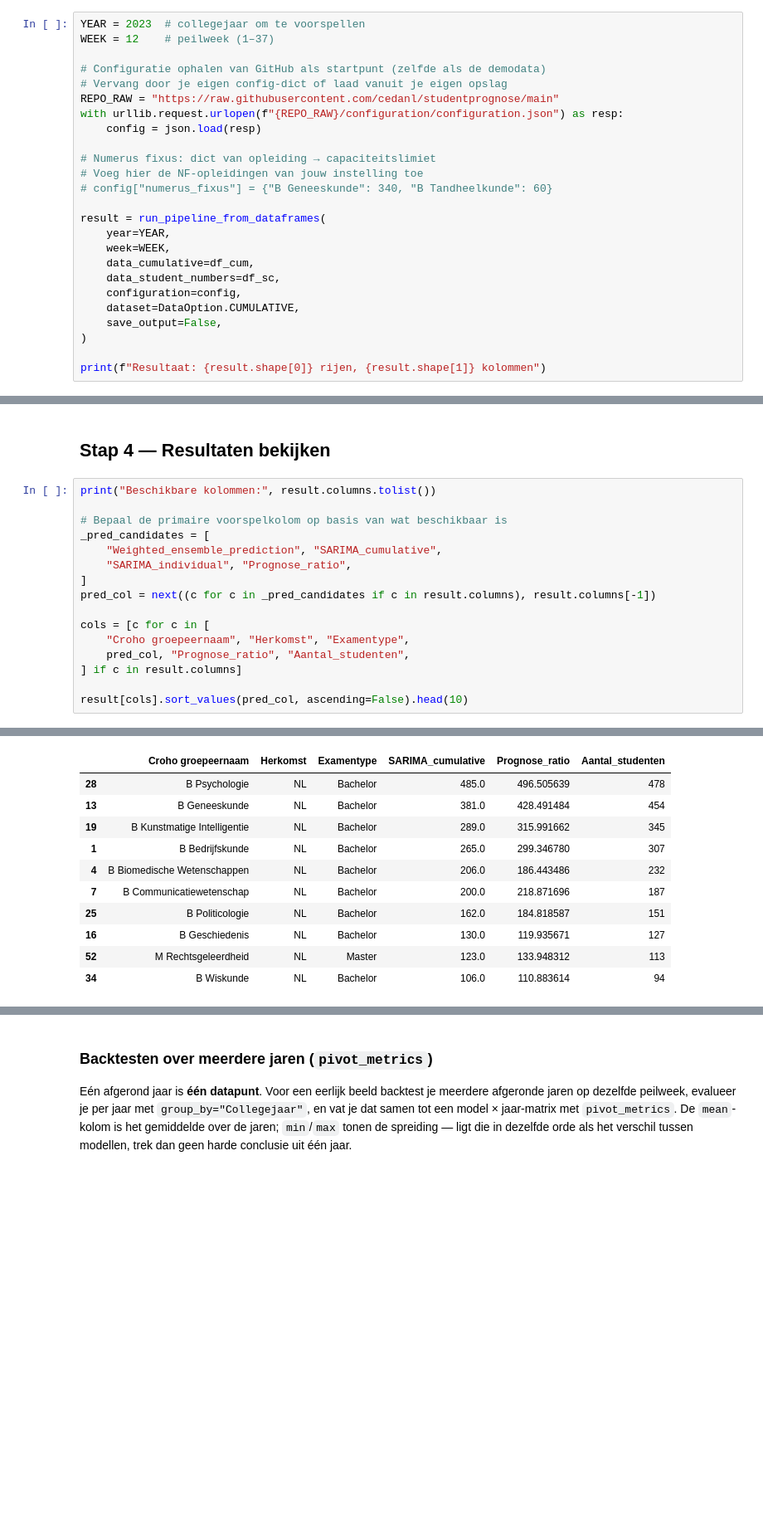
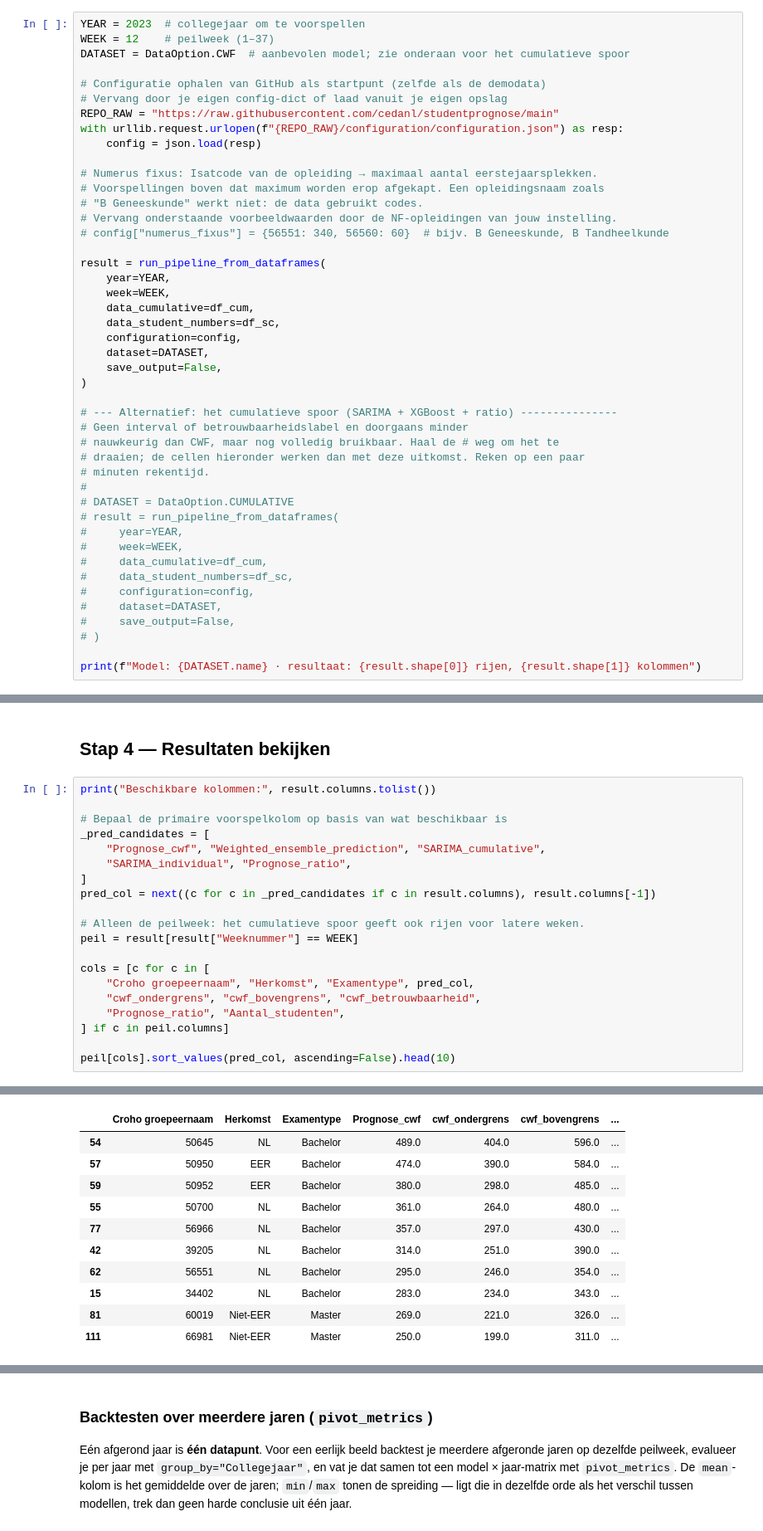
Before and after one commit to cedanl/studentprognose, a Jupyter notebook: notebooks/implementatie.ipynb, the cells around one changed output, grey strips where cells are left out. Shown at 83% size. Saved outputs shown, nothing was run; the diff lists cells and outputs as text; blank space fills up the shorter version.

```diff
--- a/notebooks/implementatie.ipynb
+++ b/notebooks/implementatie.ipynb
@@ -87,6 +91,7 @@ Zie [Configuratie](https://cedanl.github.io/studentprognose/configuratie/) voor
 # %%
 YEAR = 2023  # collegejaar om te voorspellen
 WEEK = 12    # peilweek (1–37)
+DATASET = DataOption.CWF  # aanbevolen model; zie onderaan voor het cumulatieve spoor
 
 # Configuratie ophalen van GitHub als startpunt (zelfde als de demodata)
 # Vervang door je eigen config-dict of laad vanuit je eigen opslag
@@ -94,9 +99,11 @@ REPO_RAW = "https://raw.githubusercontent.com/cedanl/studentprognose/main"
 with urllib.request.urlopen(f"{REPO_RAW}/configuration/configuration.json") as resp:
     config = json.load(resp)
 
-# Numerus fixus: dict van opleiding → capaciteitslimiet
-# Voeg hier de NF-opleidingen van jouw instelling toe
-# config["numerus_fixus"] = {"B Geneeskunde": 340, "B Tandheelkunde": 60}
+# Numerus fixus: Isatcode van de opleiding → maximaal aantal eerstejaarsplekken.
+# Voorspellingen boven dat maximum worden erop afgekapt. Een opleidingsnaam zoals
+# "B Geneeskunde" werkt niet: de data gebruikt codes.
+# Vervang onderstaande voorbeeldwaarden door de NF-opleidingen van jouw instelling.
+# config["numerus_fixus"] = {56551: 340, 56560: 60}  # bijv. B Geneeskunde, B Tandheelkunde
 
 result = run_pipeline_from_dataframes(
     year=YEAR,
@@ -104,9 +111,26 @@ result = run_pipeline_from_dataframes(
     data_cumulative=df_cum,
     data_student_numbers=df_sc,
     configuration=config,
-    dataset=DataOption.CUMULATIVE,
+    dataset=DATASET,
     save_output=False,
 )
 
-print(f"Resultaat: {result.shape[0]} rijen, {result.shape[1]} kolommen")
+# --- Alternatief: het cumulatieve spoor (SARIMA + XGBoost + ratio) ---------------
+# Geen interval of betrouwbaarheidslabel en doorgaans minder
+# nauwkeurig dan CWF, maar nog volledig bruikbaar. Haal de # weg om het te
+# draaien; de cellen hieronder werken dan met deze uitkomst. Reken op een paar
+# minuten rekentijd.
+#
+# DATASET = DataOption.CUMULATIVE
+# result = run_pipeline_from_dataframes(
+#     year=YEAR,
+#     week=WEEK,
+#     data_cumulative=df_cum,
+#     data_student_numbers=df_sc,
+#     configuration=config,
+#     dataset=DATASET,
+#     save_output=False,
+# )
+
+print(f"Model: {DATASET.name} · resultaat: {result.shape[0]} rijen, {result.shape[1]} kolommen")
 # %% [output]
@@ -131,15 +156,19 @@ print("Beschikbare kolommen:", result.columns.tolist())
 
 # Bepaal de primaire voorspelkolom op basis van wat beschikbaar is
 _pred_candidates = [
-    "Weighted_ensemble_prediction", "SARIMA_cumulative",
+    "Prognose_cwf", "Weighted_ensemble_prediction", "SARIMA_cumulative",
     "SARIMA_individual", "Prognose_ratio",
 ]
 pred_col = next((c for c in _pred_candidates if c in result.columns), result.columns[-1])
 
+# Alleen de peilweek: het cumulatieve spoor geeft ook rijen voor latere weken.
+peil = result[result["Weeknummer"] == WEEK]
+
 cols = [c for c in [
-    "Croho groepeernaam", "Herkomst", "Examentype",
-    pred_col, "Prognose_ratio", "Aantal_studenten",
-] if c in result.columns]
+    "Croho groepeernaam", "Herkomst", "Examentype", pred_col,
+    "cwf_ondergrens", "cwf_bovengrens", "cwf_betrouwbaarheid",
+    "Prognose_ratio", "Aantal_studenten",
+] if c in peil.columns]
 
-result[cols].sort_values(pred_col, ascending=False).head(10)
+peil[cols].sort_values(pred_col, ascending=False).head(10)
 # %% [output]
@@ -147,13 +176,13 @@ Beschikbare kolommen: ['Croho groepeernaam', 'Faculteit', 'Examentype', 'College
-|  | Croho groepeernaam | Herkomst | Examentype | SARIMA_cumulative | Prognose_ratio | Aantal_studenten |
-| 28 | B Psychologie | NL | Bachelor | 485.0 | 496.505639 | 478 |
-| 13 | B Geneeskunde | NL | Bachelor | 381.0 | 428.491484 | 454 |
-| 19 | B Kunstmatige Intelligentie | NL | Bachelor | 289.0 | 315.991662 | 345 |
-| 1 | B Bedrijfskunde | NL | Bachelor | 265.0 | 299.346780 | 307 |
-| 4 | B Biomedische Wetenschappen | NL | Bachelor | 206.0 | 186.443486 | 232 |
-| 7 | B Communicatiewetenschap | NL | Bachelor | 200.0 | 218.871696 | 187 |
-| 25 | B Politicologie | NL | Bachelor | 162.0 | 184.818587 | 151 |
-| 16 | B Geschiedenis | NL | Bachelor | 130.0 | 119.935671 | 127 |
-| 52 | M Rechtsgeleerdheid | NL | Master | 123.0 | 133.948312 | 113 |
-| 34 | B Wiskunde | NL | Bachelor | 106.0 | 110.883614 | 94 |
+|  | Croho groepeernaam | Herkomst | Examentype | Prognose_cwf | cwf_ondergrens | cwf_bovengrens | ... |
+| 54 | 50645 | NL | Bachelor | 489.0 | 404.0 | 596.0 | ... |
+| 57 | 50950 | EER | Bachelor | 474.0 | 390.0 | 584.0 | ... |
+| 59 | 50952 | EER | Bachelor | 380.0 | 298.0 | 485.0 | ... |
+| 55 | 50700 | NL | Bachelor | 361.0 | 264.0 | 480.0 | ... |
+| 77 | 56966 | NL | Bachelor | 357.0 | 297.0 | 430.0 | ... |
+| 42 | 39205 | NL | Bachelor | 314.0 | 251.0 | 390.0 | ... |
+| 62 | 56551 | NL | Bachelor | 295.0 | 246.0 | 354.0 | ... |
+| 15 | 34402 | NL | Bachelor | 283.0 | 234.0 | 343.0 | ... |
+| 81 | 60019 | Niet-EER | Master | 269.0 | 221.0 | 326.0 | ... |
+| 111 | 66981 | Niet-EER | Master | 250.0 | 199.0 | 311.0 | ... |
 # %%
 import matplotlib.pyplot as plt
```
Also changed, not shown: parts of 10 cells of this notebook, 25 other files.
